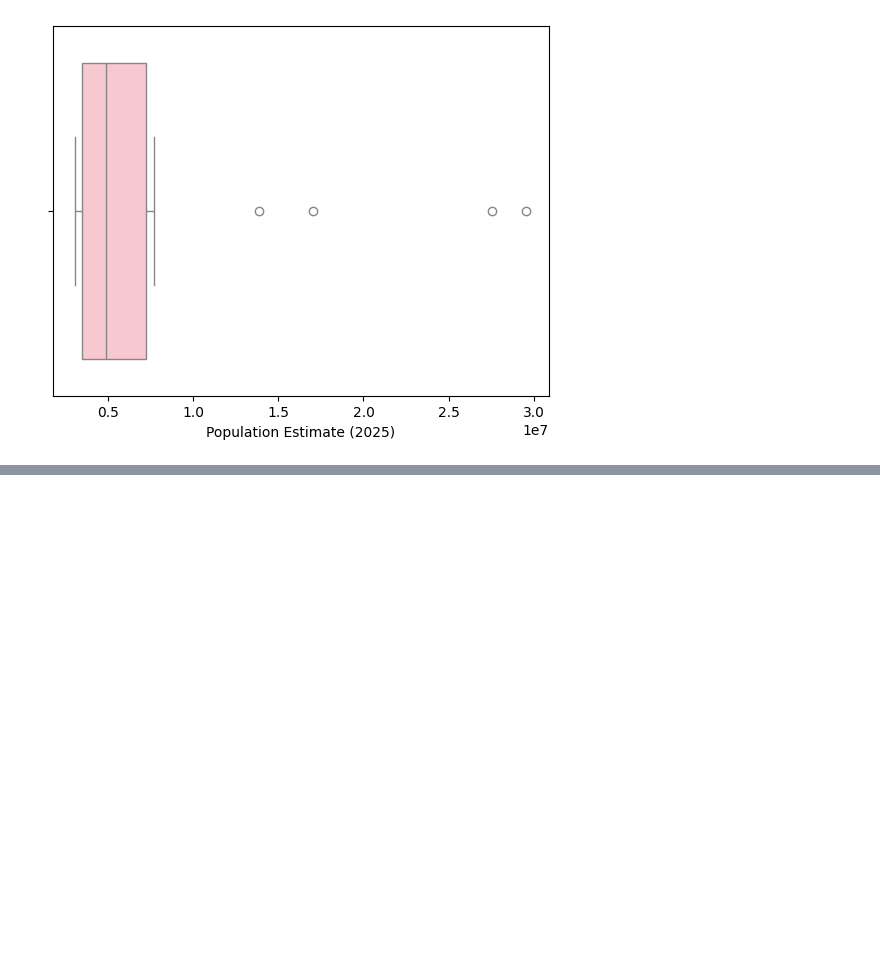
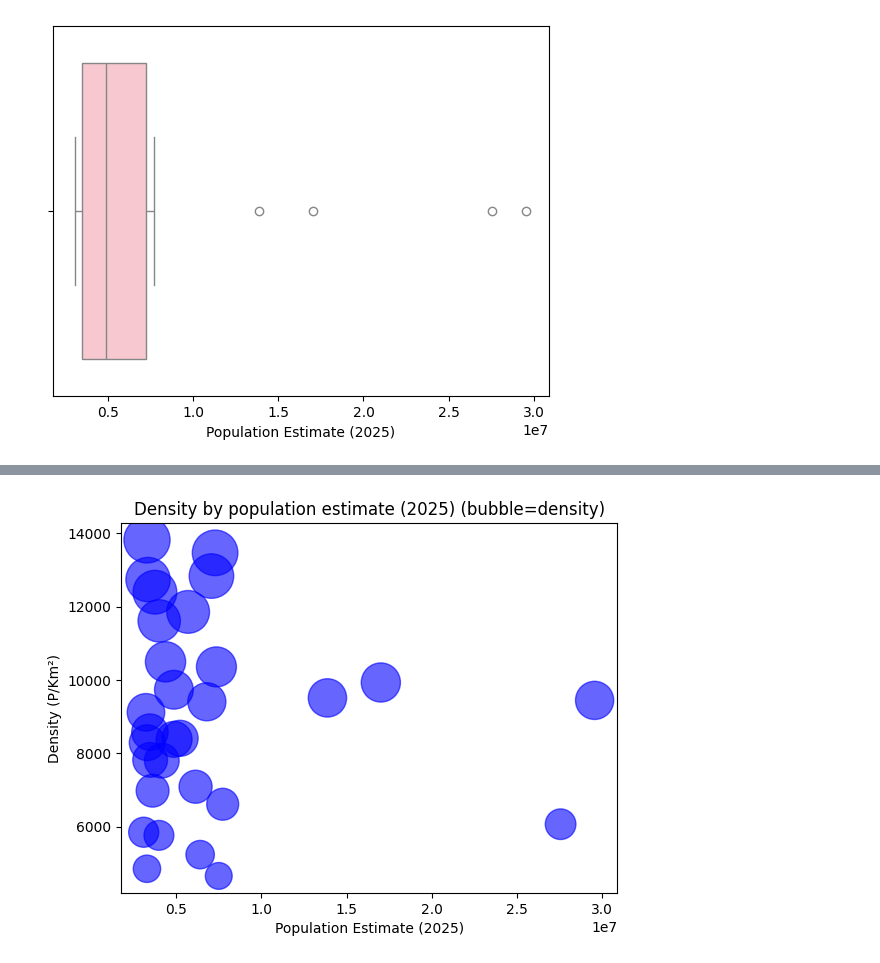
Before and after one commit to Laural-00/dt-2026-data-visualisation, a Jupyter notebook: notebooks/DigitalHumanities/Homework/Homework Laura-Lisanna.ipynb, the cells around one changed output, grey strips where cells are left out. Cells and saved outputs as stored; diff of their text form; code cells hidden in the pictures; blank space fills up the shorter version.

```diff
--- a/notebooks/DigitalHumanities/Homework/Homework Laura-Lisanna.ipynb
+++ b/notebooks/DigitalHumanities/Homework/Homework Laura-Lisanna.ipynb
@@ -46,0 +51,8 @@ Text(0.5, 1.0, 'Land area by population estimate (2025) bubble size=population')
+# %%
+plt.scatter(df["Population Estimate (2025)"], df["Density (P/Km²)"], s=df["Density (P/Km²)"]*0.08, alpha=0.6, color="blue")
+plt.xlabel("Population Estimate (2025)")
+plt.ylabel("Density (P/Km²)")
+plt.title("Density by population estimate (2025) (bubble=density)")
+plt.show()
+# %% [output]
+[figure, added]
```
Also changed, not shown: parts of 5 cells of this notebook.
